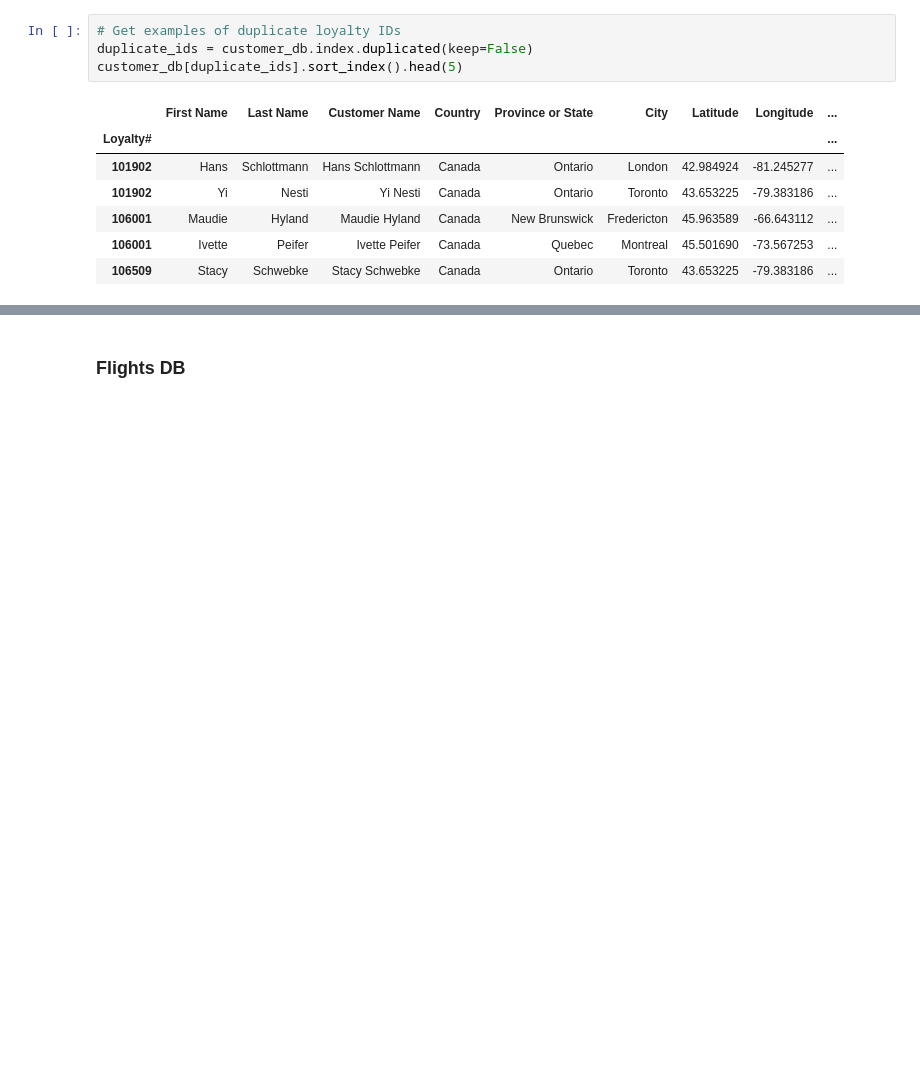
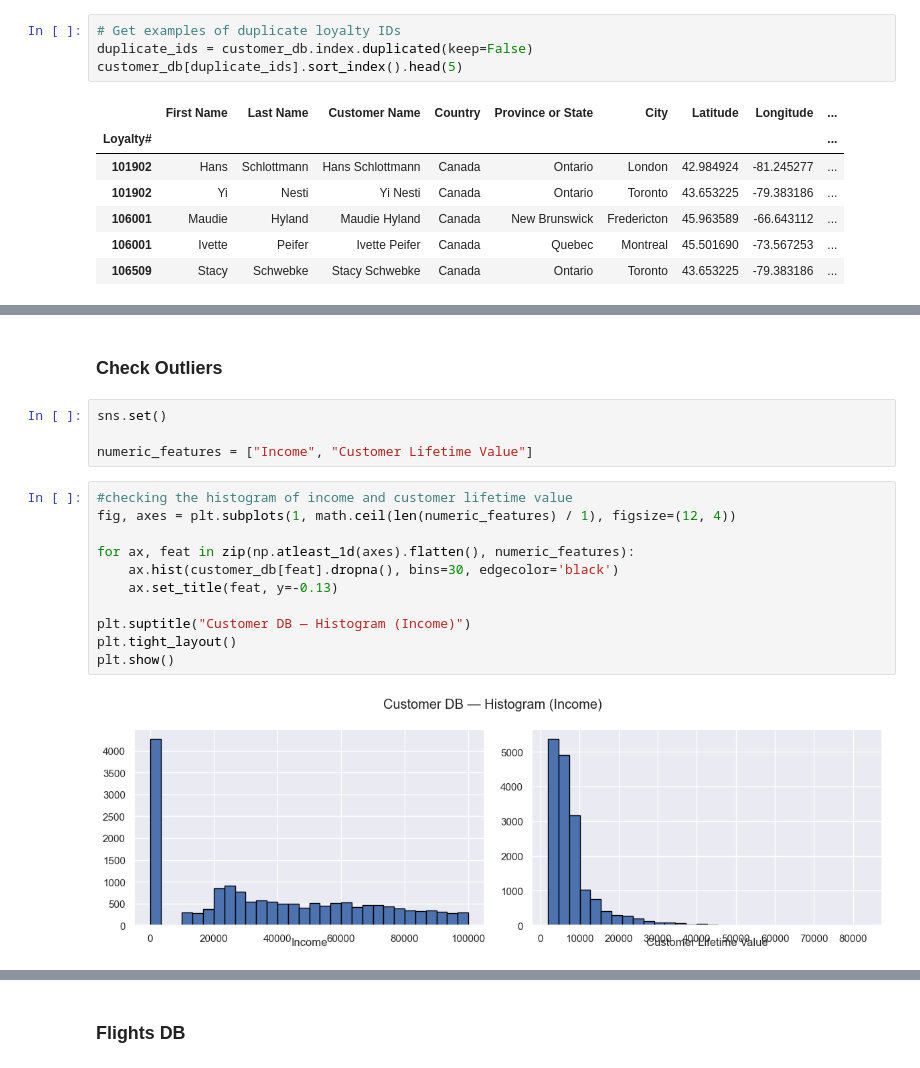
Before and after one commit to lucasdmcax/data_mining, a Jupyter notebook: Group20_EDA_Code.ipynb, the cells around one changed output, grey strips where cells are left out. Drawn from its saved outputs; the diff is of its cells as text; blank space fills up the shorter version.

Commit message:
plotting

```diff
--- a/Group20_EDA_Code.ipynb
+++ b/Group20_EDA_Code.ipynb
@@ -109,0 +112,19 @@ plt.show()
+# %% [markdown]
+### <a id="check-outliers"></a> Check Outliers
+# %%
+sns.set()
+
+numeric_features = ["Income", "Customer Lifetime Value"]
+# %%
+#checking the histogram of income and customer lifetime value
+fig, axes = plt.subplots(1, math.ceil(len(numeric_features) / 1), figsize=(12, 4))
+
+for ax, feat in zip(np.atleast_1d(axes).flatten(), numeric_features):
+    ax.hist(customer_db[feat].dropna(), bins=30, edgecolor='black')
+    ax.set_title(feat, y=-0.13)
+
+plt.suptitle("Customer DB — Histogram (Income)")
+plt.tight_layout()
+plt.show()
+# %% [output]
+[figure, added]
```
Also changed, not shown: parts of 9 cells of this notebook.
